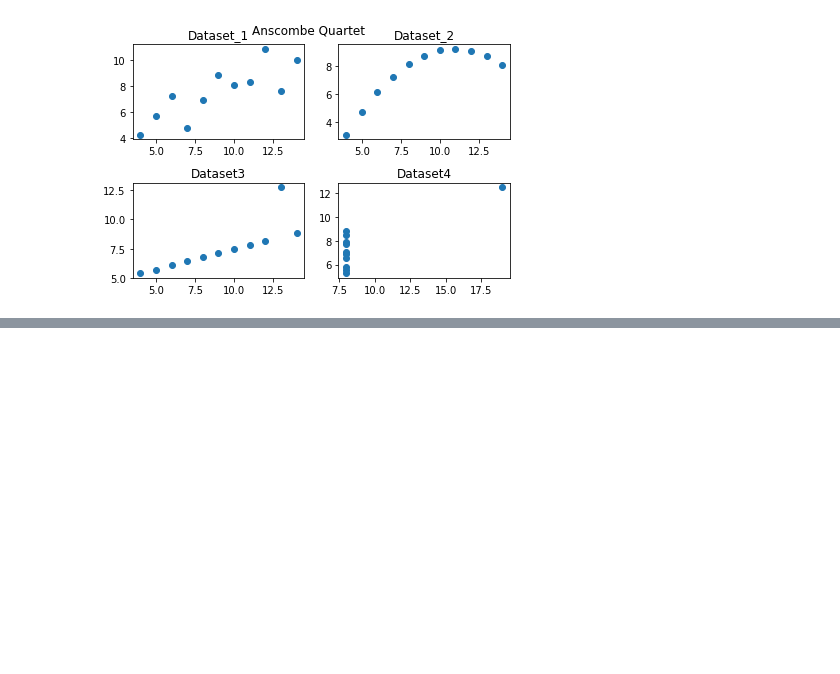
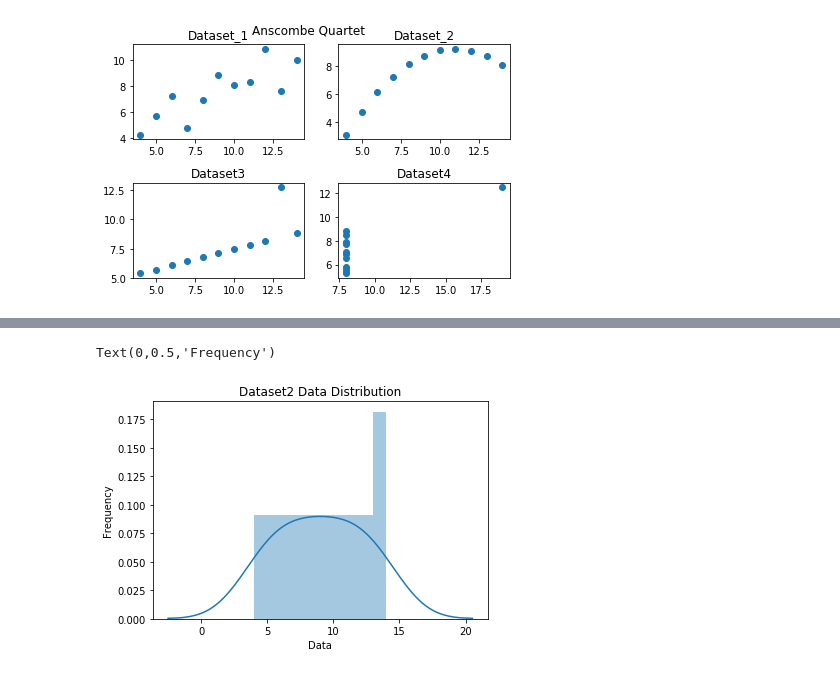
Before and after one commit to MarcoMen-Temp/Fundamentals-Practice, a Jupyter notebook: Anscombe Quartet Analysis.ipynb, the cells around one changed output, grey strips where cells are left out. Saved outputs shown, nothing was run; the diff lists cells and outputs as text; code cells hidden in the pictures; blank space fills up the shorter version.

```diff
--- a/Anscombe Quartet Analysis.ipynb
+++ b/Anscombe Quartet Analysis.ipynb
@@ -339,0 +361,8 @@ We can run model diagnostics on our data using residuals and QQ plots to see how
+# %%
+ax2 = sns.distplot(ds_2['x'], bins = 10,kde=True)
+ax2.set_title('Dataset2 Data Distribution')
+ax2.set_xlabel('Data')
+ax2.set_ylabel('Frequency')
+# %% [output]
+Text(0,0.5,'Frequency')
+[figure, added]
```
Also changed, not shown: parts of 4 cells of this notebook.
